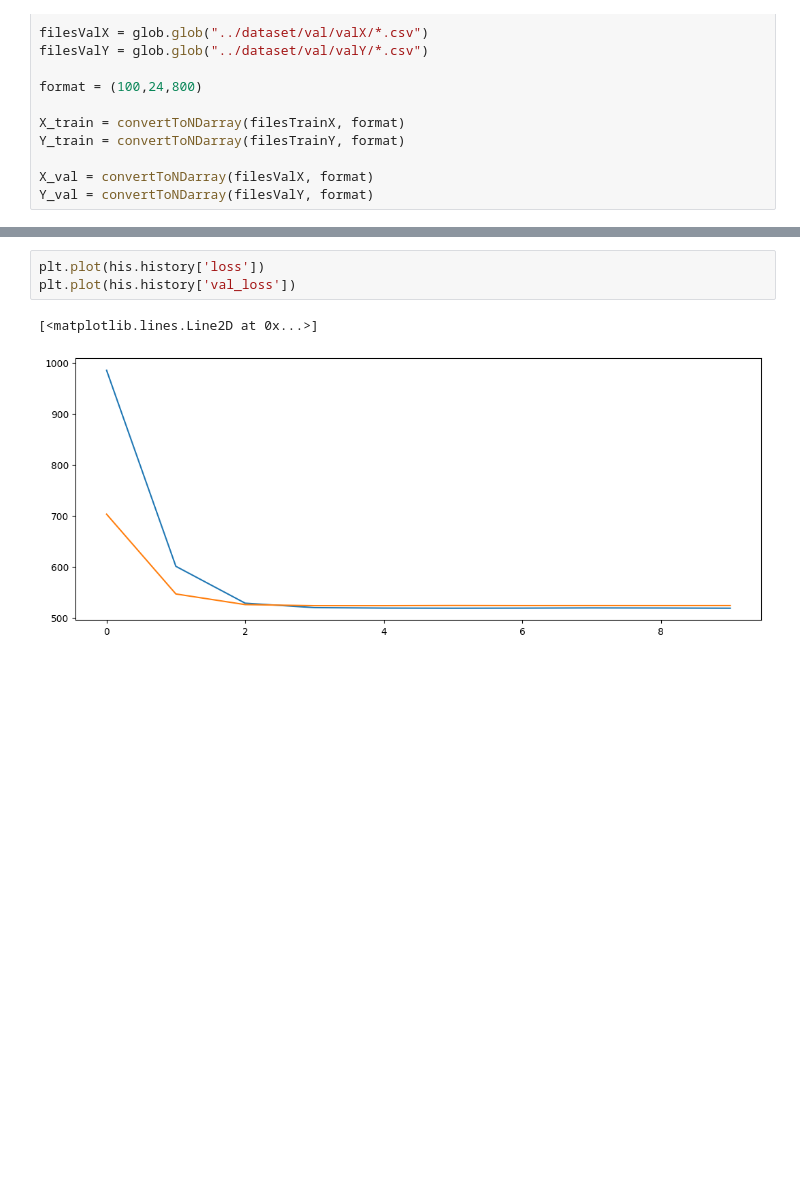
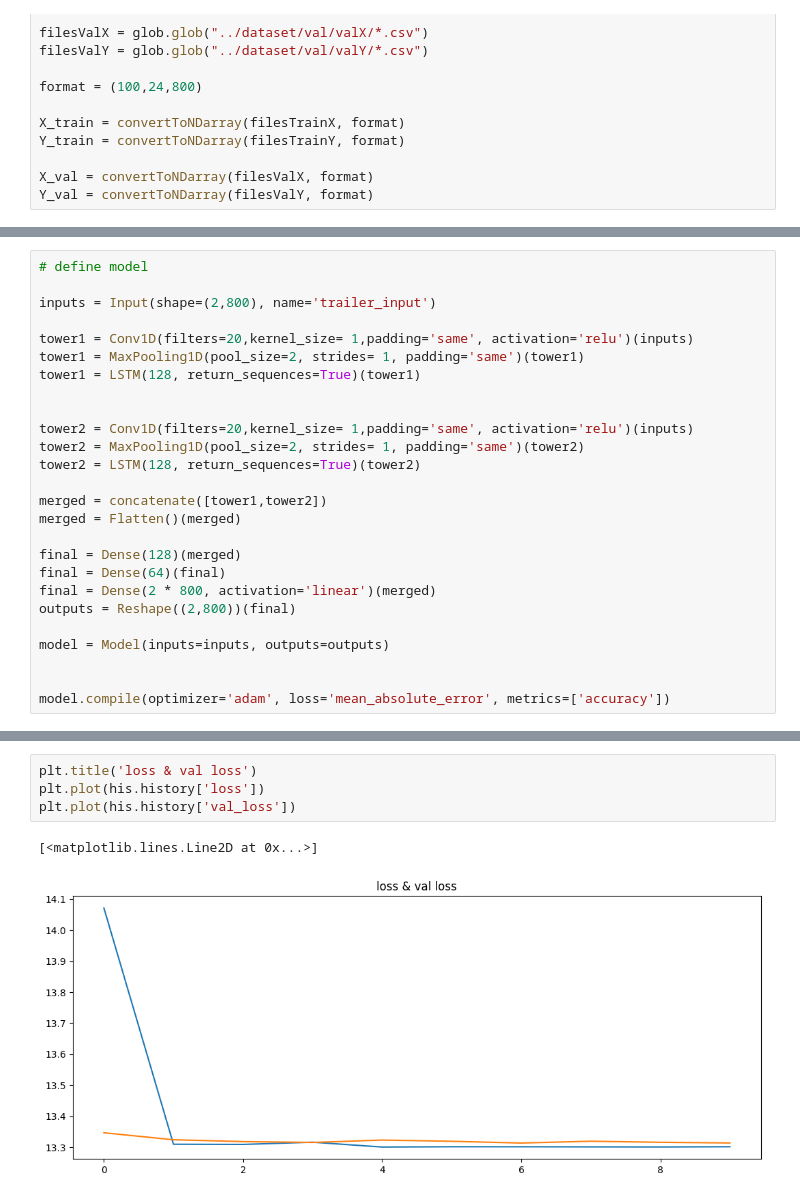
Before and after one commit to shkvik/automated-process-system-data-generator, a Jupyter notebook: lstm/lstm_first.ipynb, the cells around one changed output, grey strips where cells are left out. Saved outputs shown, nothing was run; the diff lists cells and outputs as text; blank space fills up the shorter version.

Commit message:
build 2 towers lstm nn

```diff
--- a/lstm/lstm_first.ipynb
+++ b/lstm/lstm_first.ipynb
@@ -100,3 +78,29 @@ model.save('./another.h5')
+# %%
+# define model
+
+inputs = Input(shape=(2,800), name='trailer_input')
+
+tower1 = Conv1D(filters=20,kernel_size= 1,padding='same', activation='relu')(inputs)
+tower1 = MaxPooling1D(pool_size=2, strides= 1, padding='same')(tower1)
+tower1 = LSTM(128, return_sequences=True)(tower1)
+
+
+tower2 = Conv1D(filters=20,kernel_size= 1,padding='same', activation='relu')(inputs)
+tower2 = MaxPooling1D(pool_size=2, strides= 1, padding='same')(tower2)
+tower2 = LSTM(128, return_sequences=True)(tower2)
+
+merged = concatenate([tower1,tower2])
+merged = Flatten()(merged)
+
+final = Dense(128)(merged)
+final = Dense(64)(final)
+final = Dense(2 * 800, activation='linear')(merged)
+outputs = Reshape((2,800))(final)
+
+model = Model(inputs=inputs, outputs=outputs)
+
+
+model.compile(optimizer='adam', loss='mean_absolute_error', metrics=['accuracy'])
 # %%
 # Обучение модели
 his = model.fit(X_train, Y_train, epochs=10, batch_size=1, verbose=1, validation_data=(X_val,Y_val))
@@ -126,6 +129,7 @@ Epoch 10/10
 # %%
+plt.title('loss & val loss')
 plt.plot(his.history['loss'])
 plt.plot(his.history['val_loss'])
 # %% [output]
 [<matplotlib.lines.Line2D at 0x...>]
-[figure, old version]
+[figure, new version]
```
Also changed, not shown: parts of 9 cells of this notebook.
